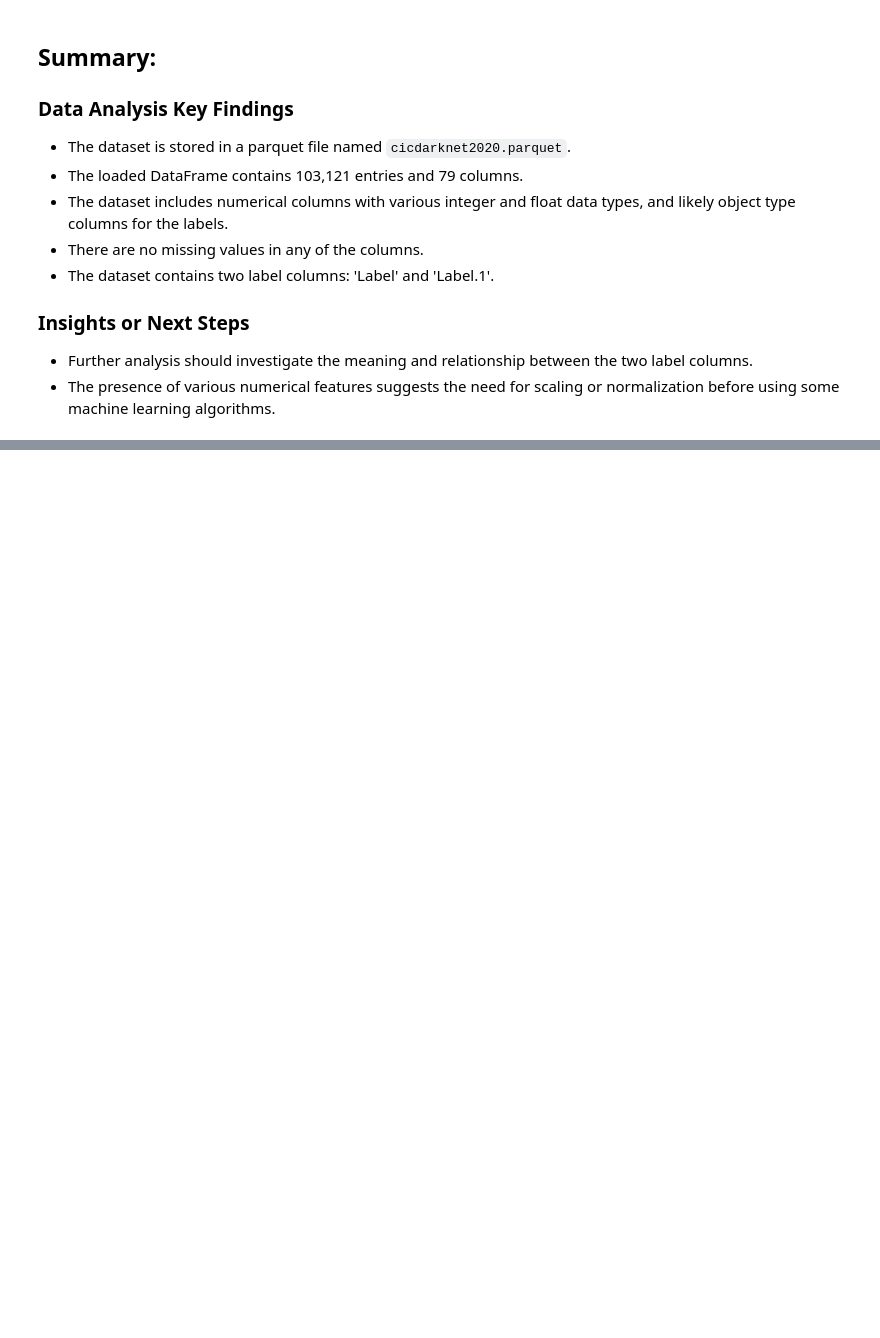
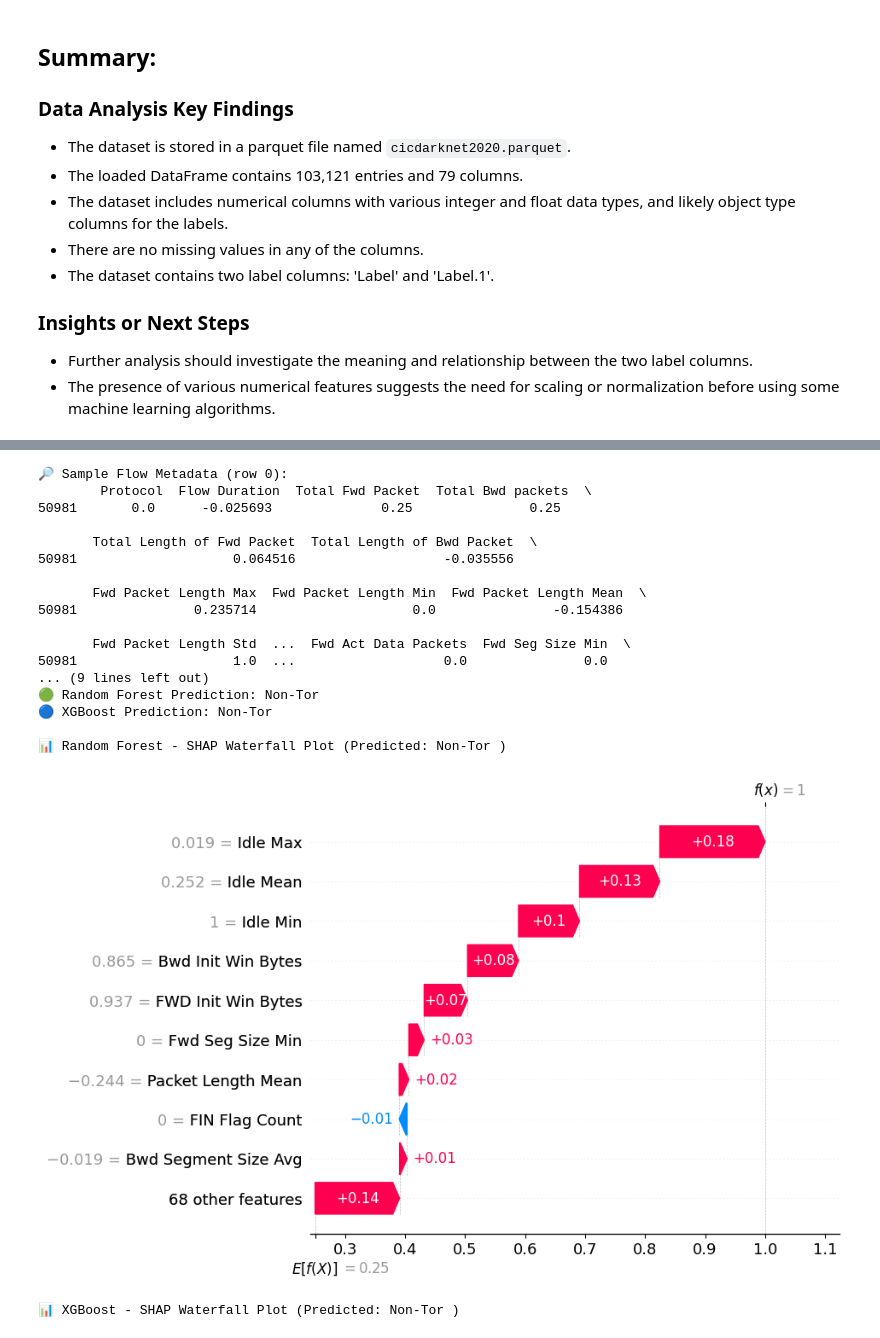
Before and after one commit to Ivyratermgwangqa/Lerato_Mgwangqa, a Jupyter notebook: Group_2_Anomaly_Detection.ipynb, the cells around one changed output, grey strips where cells are left out. Saved outputs shown, nothing was run; the diff lists cells and outputs as text; code cells hidden in the pictures; blank space fills up the shorter version.

```diff
--- a/Group_2_Anomaly_Detection.ipynb
+++ b/Group_2_Anomaly_Detection.ipynb
@@ -509,0 +874,22 @@ print("XGBoost Prediction:", xgb_pred_label)
+# %%
+predict_and_explain(0, X_test, rf_model, xgb_model, label_encoder)
+# %% [output]
+🔎 Sample Flow Metadata (row 0):
+        Protocol  Flow Duration  Total Fwd Packet  Total Bwd packets  \
+50981       0.0      -0.025693              0.25               0.25
+
+       Total Length of Fwd Packet  Total Length of Bwd Packet  \
+50981                    0.064516                   -0.035556
+
+       Fwd Packet Length Max  Fwd Packet Length Min  Fwd Packet Length Mean  \
+50981               0.235714                    0.0               -0.154386
+
+       Fwd Packet Length Std  ...  Fwd Act Data Packets  Fwd Seg Size Min  \
+50981                    1.0  ...                   0.0               0.0
+... (9 lines left out)
+🟢 Random Forest Prediction: Non-Tor
+🔵 XGBoost Prediction: Non-Tor
+
+📊 Random Forest - SHAP Waterfall Plot (Predicted: Non-Tor )
+[figure, added]
+📊 XGBoost - SHAP Waterfall Plot (Predicted: Non-Tor )
```
Also changed, not shown: parts of 25 cells of this notebook.
